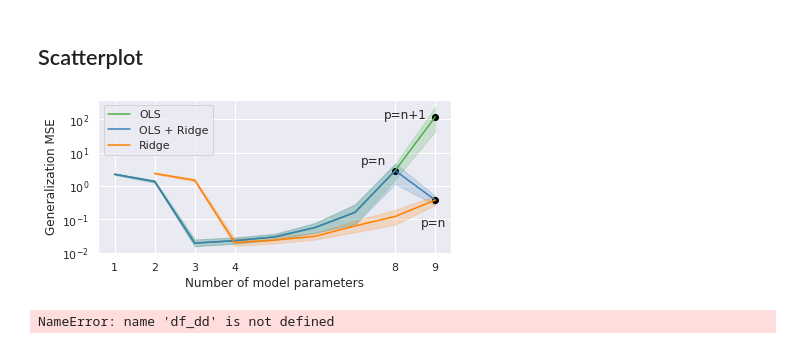
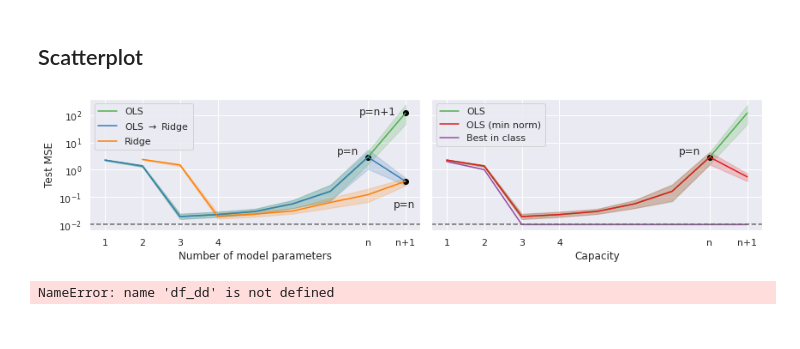
Before and after one commit to rflperry/double_descent, a Jupyter notebook: experiments/linear_dd.ipynb, the cells around one changed output. Saved outputs shown, nothing was run; the diff lists cells and outputs as text; code cells hidden in the pictures.

```diff
--- a/experiments/linear_dd.ipynb
+++ b/experiments/linear_dd.ipynb
@@ -6,5 +6,7 @@ import seaborn as sns
 from collections import defaultdict
 from sklearn.linear_model import LinearRegression, RidgeCV, LassoCV
 from sklearn.metrics import mean_squared_error as mse
+# %%
+SAVE_FIGURES = True
 # %% [markdown]
 ## Simulation
@@ -135,39 +114,65 @@ df['Number of model parameters'] = df['Number of features'] + (df['L2 penalty']
 # %%
 sns.set_style('darkgrid')
 sns.set_context('notebook')
 
-f, ax = plt.subplots(1, 1, figsize=(6, 3))
+f, axes = plt.subplots(1, 2, figsize=(12, 3), sharey=True)
+
+ax = axes[0]
 sns.lineplot(
-    # data = df,
-    data=df[
-        df['Method'].isin(['OLS', 'OLS + Ridge', 'Ridge'])
-    ],
-    x='Number of model parameters', y='Generalization MSE',
-    ax=ax, hue='Method', hue_order=['OLS', 'OLS + Ridge', 'Ridge'], palette=['#4daf4a', '#377eb8', '#ff7f00'])
+    data = df,
+#     data=df[
+#         df['Method'].isin(['OLS', r'OLS $\rightarrow$ Ridge', 'Ridge', 'OLS (min norm)', 'Best in class'])
+#     ],
+    x='Number of model parameters',
+    y='Test MSE',
+    ax=ax,
+    hue='Method',
+    hue_order=['OLS', r'OLS $\rightarrow$ Ridge', 'Ridge'], #, 'OLS (min norm)', 'Best in class'],
+    palette=['#4daf4a', '#377eb8', '#ff7f00'])
 
-ax.scatter(8, df[(df['Method'] == 'OLS (min norm)') & (df['Number of model parameters'] == 8)]['Generalization MSE'].mean(), c='black')
+ax.scatter(8, df[(df['Method'] == 'OLS') & (df['Number of model parameters'] == 8)]['Test MSE'].mean(), c='black')
 ax.text(0.78, 0.6, 'p=n', horizontalalignment='center', # c=ax.get_lines()[0].get_c(),
          verticalalignment='center', transform=ax.transAxes)
 
-ax.scatter(9, df[(df['Method'] == 'OLS + Ridge') & (df['Number of model parameters'] == 9)]['Generalization MSE'].mean(), c='black')
+ax.scatter(9, df[(df['Method'] == 'OLS') & (df['Number of model parameters'] == 9)]['Test MSE'].mean(), c='black')
+ax.text(0.87, 0.9, 'p=n+1', horizontalalignment='center', #c=ax.get_lines()[0].get_c(),
+         verticalalignment='center', transform=ax.transAxes)#, fontsize=12)
+
+ax.scatter(9, df[(df['Method'] == r'OLS $\rightarrow$ Ridge') & (df['Number of model parameters'] == 9)]['Test MSE'].mean(), c='black')
 ax.text(0.95, 0.2, 'p=n', horizontalalignment='center', #c=ax.get_lines()[0].get_c(),
          verticalalignment='center', transform=ax.transAxes)#, fontsize=12)
 
-ax.scatter(9, df[(df['Method'] == 'OLS') & (df['Number of model parameters'] == 9)]['Generalization MSE'].mean(), c='black')
-ax.text(0.87, 0.9, 'p=n+1', horizontalalignment='center', #c=ax.get_lines()[0].get_c(),
-         verticalalignment='center', transform=ax.transAxes)#, fontsize=12)
+ax.set_xlabel(r'Number of model parameters')
 
-ax.set_xticks([1, 2, 3, 4, n, n+1])
-ax.set_xticklabels([1, 2, 3, 4, '8', n+1])
+ax = axes[1]
+sns.lineplot(
+    data = df,
+    x='Number of model parameters',
+    y='Test MSE',
+    ax=ax,
+    hue='Method',
+    hue_order=['OLS', 'OLS (min norm)', 'Best in class'],
+    palette=['#4daf4a', '#e41a1c', '#984ea3'])
+
+ax.set_xlabel(r'Capacity')
+
+ax.scatter(8, df[(df['Method'] == 'OLS') & (df['Number of model parameters'] == 8)]['Test MSE'].mean(), c='black')
+ax.text(0.78, 0.6, 'p=n', horizontalalignment='center', # c=ax.get_lines()[0].get_c(),
+         verticalalignment='center', transform=ax.transAxes)
+
+for ax in axes:
+    ax.set_xticks([1, 2, 3, 4, n, n+1])
+    ax.set_xticklabels([1, 2, 3, 4, 'n', 'n+1'])
+    ax.legend(loc="upper left")
+    ax.axhline(bayes_error, ls='--', label='Bayes', c='dimgrey')
+
 plt.yscale('log')
-ax.set_xlabel(r'Number of model parameters')
-ax.legend(loc="upper left")
-
 plt.tight_layout()
-plt.savefig('./figures/regression_double_descent.pdf')
+if SAVE_FIGURES:
+    plt.savefig('./figures/regression_double_descent.pdf')
 plt.show()
 # %% [output]
-[figure, old version]
+[figure, new version]
 # %%
 sns.set_style('white')
 f, ax = plt.subplots(1, 1, figsize=(6, 3))
```
Also changed, not shown: parts of 5 cells of this notebook, 2 other files.
